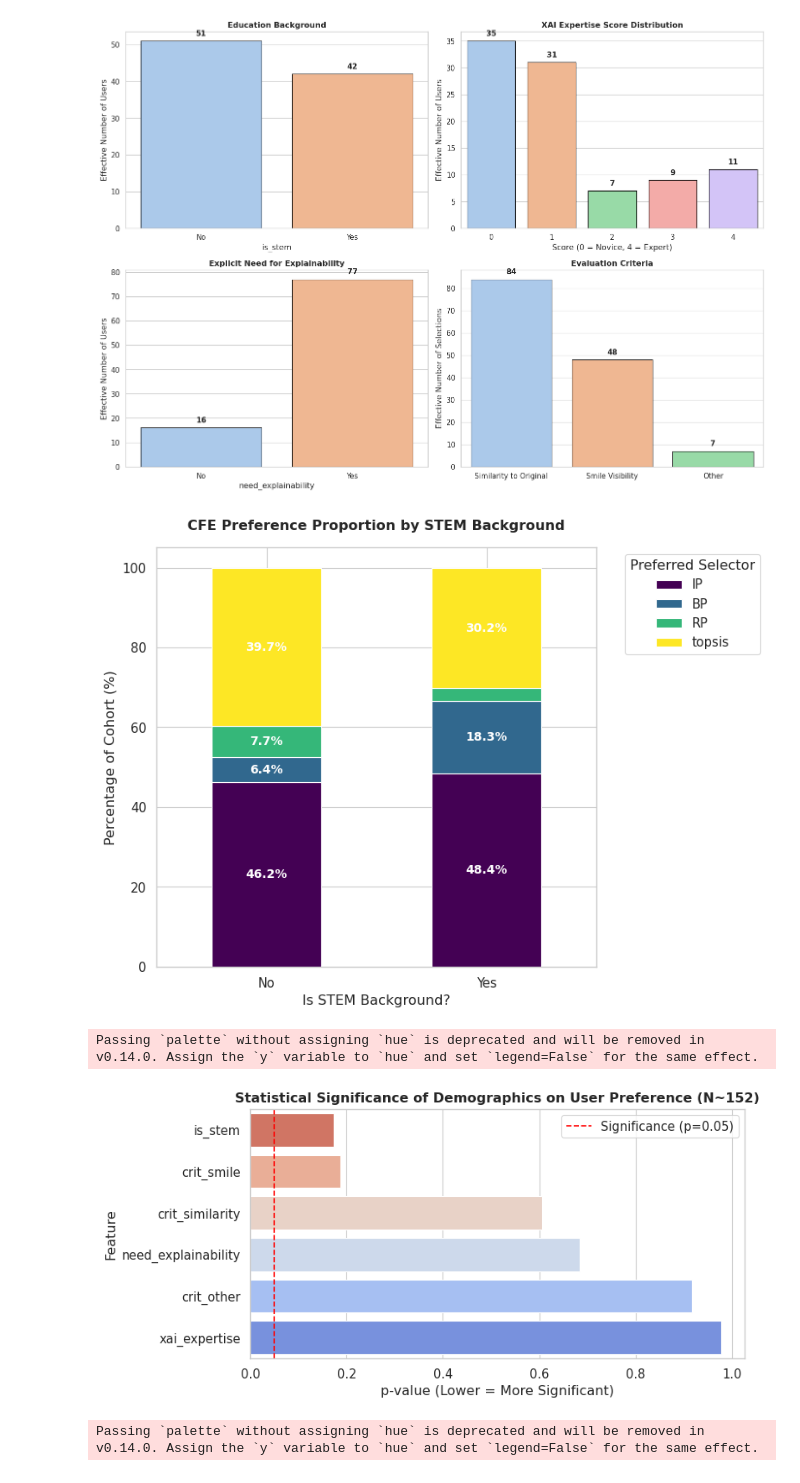
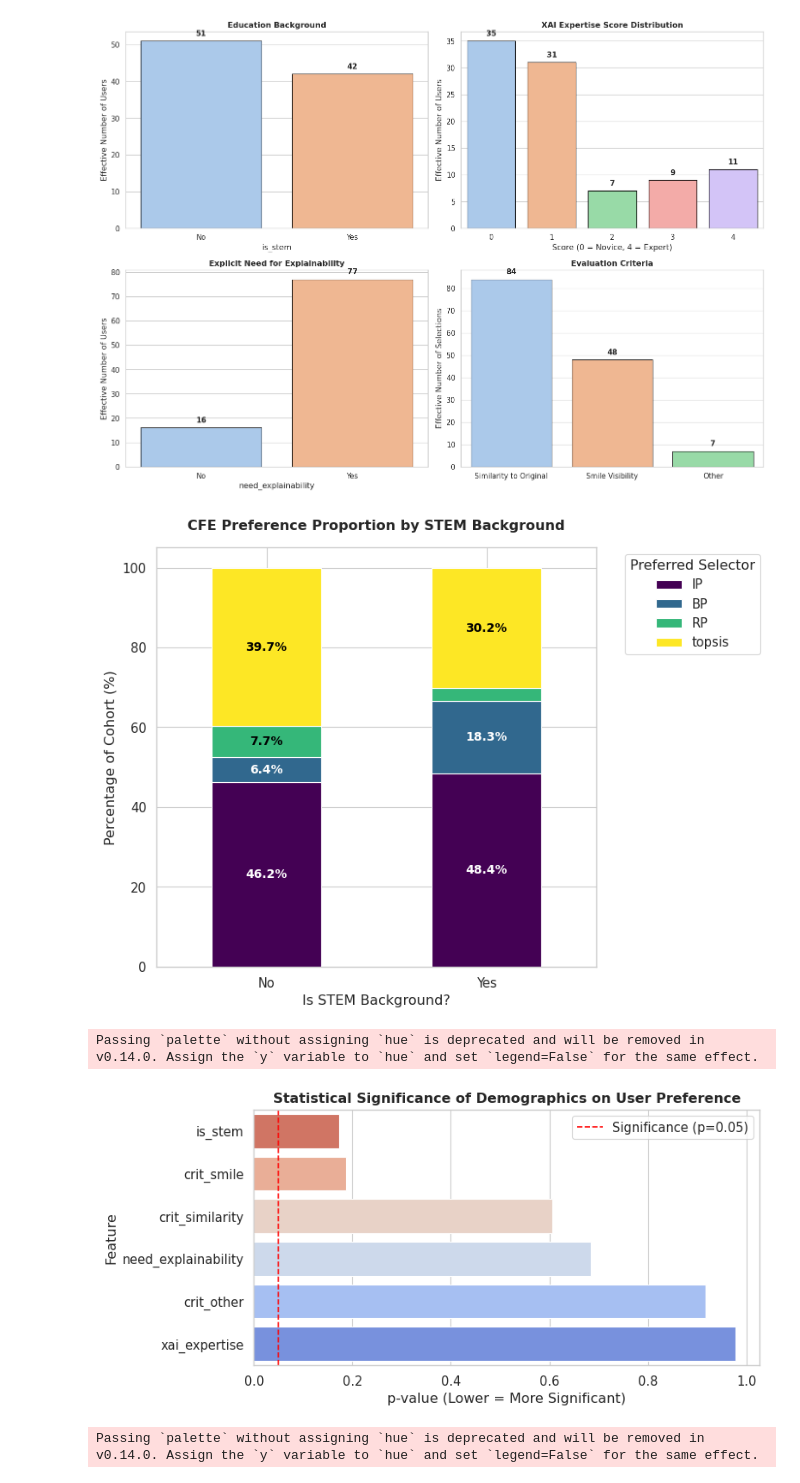
Before and after one commit to MBernart/counterfactuals, a Jupyter notebook: experiments/Human_Evaluation_of_CF/analysis_pure.ipynb, the cells around one changed output. Cells and saved outputs as stored; diff of their text form; code cells hidden in the pictures.

Commit message:
fix plots

```diff
--- a/experiments/Human_Evaluation_of_CF/analysis_pure.ipynb
+++ b/experiments/Human_Evaluation_of_CF/analysis_pure.ipynb
@@ -869,36 +869,52 @@ plt.legend(title='Preferred Selector', bbox_to_anchor=(1.05, 1), loc='upper left
 # Annotate percentages inside the bars for absolute clarity
 for c in ax.containers:
     # Only show label if the bar section is large enough (>5%)
-    labels = [f'{w:.1f}%' if w > 5 else '' for w in c.datavalues]
-    ax.bar_label(c, labels=labels, label_type='center', color='white', weight='bold', fontsize=10)
+    labels_text = [f'{w:.1f}%' if w > 5 else '' for w in c.datavalues]
+
+    # Generate the labels without setting the color initially
+    texts = ax.bar_label(c, labels=labels_text, label_type='center', weight='bold', fontsize=10)
+
+    # Iterate through each bar patch and its corresponding text label
+    for patch, text in zip(c.patches, texts):
+        # Extract the RGBA color of the bar
+        r, g, b, a = patch.get_facecolor()
+
+        # Calculate standard relative luminance
+        luminance = 0.299 * r + 0.587 * g + 0.114 * b
+
+        # Apply black text to light backgrounds, white text to dark backgrounds
+        if luminance > 0.5:
+            text.set_color('black')
+        else:
+            text.set_color('white')
 
 plt.tight_layout()
 plt.savefig("preference_by_stem.png")
 plt.show()
 # %% [output]
-[figure, old version]
+[figure, new version]
 # %%
 # --- 3. Re-run Chi-Square Tests at User Level ---
 chi_results = []
 for d in modeling_features:
     contingency = pd.crosstab(df_user[d], df_user['overall_top_selector'])
     chi2, p, dof, expected = chi2_contingency(contingency)
     chi_results.append({'Feature': d, 'p_value': p})
 
 df_chi = pd.DataFrame(chi_results).sort_values('p_value')
 
 plt.figure(figsize=(8, 4))
 sns.barplot(data=df_chi, x='p_value', y='Feature', palette='coolwarm_r')
 plt.axvline(0.05, color='red', linestyle='--', label='Significance (p=0.05)')
-plt.title('Statistical Significance of Demographics on User Preference (N~152)', fontweight='bold')
+plt.title('Statistical Significance of Demographics on User Preference', fontweight='bold')
 plt.xlabel('p-value (Lower = More Significant)')
 plt.legend()
 plt.tight_layout()
 plt.savefig("significance.png")
 plt.show()
 # %% [output]
 Passing `palette` without assigning `hue` is deprecated and will be removed in v0.14.0. Assign the `y` variable to `hue` and set `legend=False` for the same effect.
-[figure, old version]
+[figure, new version]
 # %%
 # --- 4. Random Forest Feature Importance ---
 # Extract the weights
```
Also changed, not shown: parts of 4 cells of this notebook.
